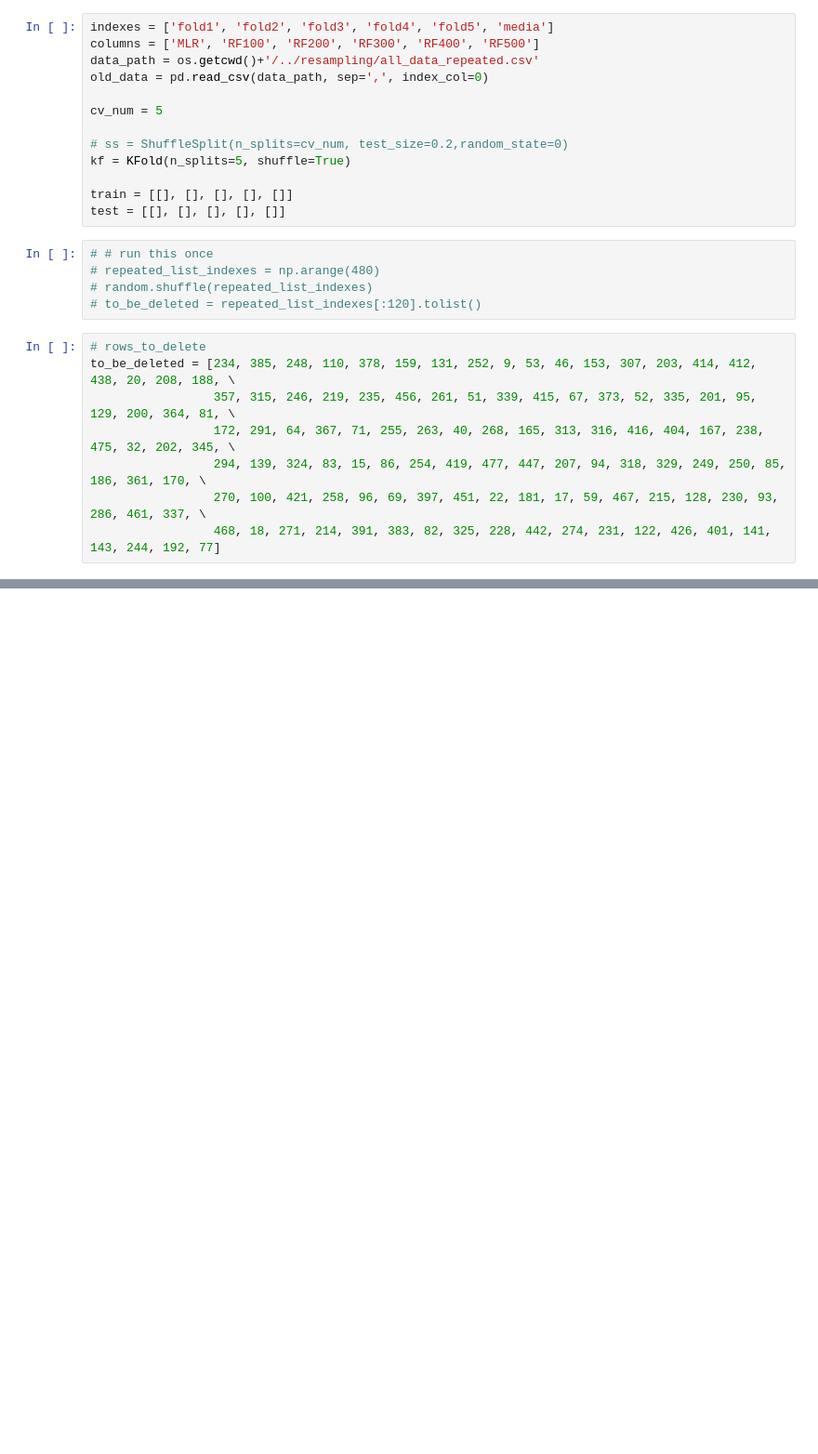
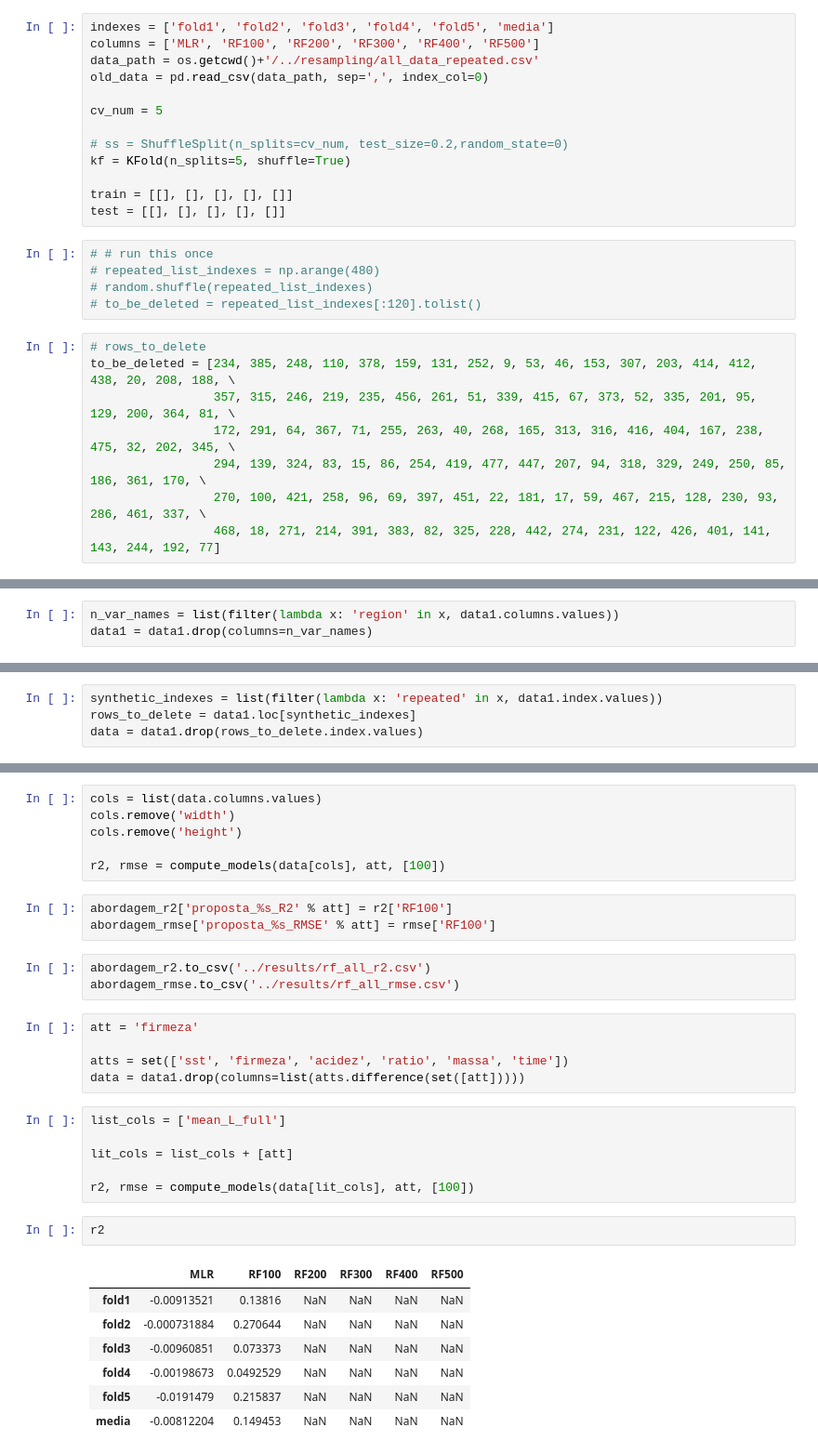
Before and after one commit to danielesreis/mng, a Jupyter notebook: notebooks/parte4_experimento.ipynb, the cells around one changed output, grey strips where cells are left out. Shown: that part at 93% size. Drawn from its saved outputs; the diff is of its cells as text; blank space fills up the shorter version.

```diff
--- a/notebooks/parte4_experimento.ipynb
+++ b/notebooks/parte4_experimento.ipynb
@@ -219,0 +68,3 @@ rmse
+# %%
+n_var_names = list(filter(lambda x: 'region' in x, data1.columns.values))
+data1 = data1.drop(columns=n_var_names)
@@ -219,0 +78,4 @@ rmse
+# %%
+synthetic_indexes = list(filter(lambda x: 'repeated' in x, data1.index.values))
+rows_to_delete = data1.loc[synthetic_indexes]
+data = data1.drop(rows_to_delete.index.values)
@@ -219,0 +310,33 @@ rmse
+# %%
+cols = list(data.columns.values)
+cols.remove('width')
+cols.remove('height')
+
+r2, rmse = compute_models(data[cols], att, [100])
+# %%
+abordagem_r2['proposta_%s_R2' % att] = r2['RF100']
+abordagem_rmse['proposta_%s_RMSE' % att] = rmse['RF100']
+# %%
+abordagem_r2.to_csv('../results/rf_all_r2.csv')
+abordagem_rmse.to_csv('../results/rf_all_rmse.csv')
+# %%
+att = 'firmeza'
+
+atts = set(['sst', 'firmeza', 'acidez', 'ratio', 'massa', 'time'])
+data = data1.drop(columns=list(atts.difference(set([att]))))
+# %%
+list_cols = ['mean_L_full']
+
+lit_cols = list_cols + [att]
+
+r2, rmse = compute_models(data[lit_cols], att, [100])
+# %%
+r2
+# %% [output]
+|  | MLR | RF100 | RF200 | RF300 | RF400 | RF500 |
+| fold1 | -0.00913521 | 0.13816 | NaN | NaN | NaN | NaN |
+| fold2 | -0.000731884 | 0.270644 | NaN | NaN | NaN | NaN |
+| fold3 | -0.00960851 | 0.073373 | NaN | NaN | NaN | NaN |
+| fold4 | -0.00198673 | 0.0492529 | NaN | NaN | NaN | NaN |
+| fold5 | -0.0191479 | 0.215837 | NaN | NaN | NaN | NaN |
+| media | -0.00812204 | 0.149453 | NaN | NaN | NaN | NaN |
```
Also changed, not shown: parts of 72 cells of this notebook, 12 other files.
